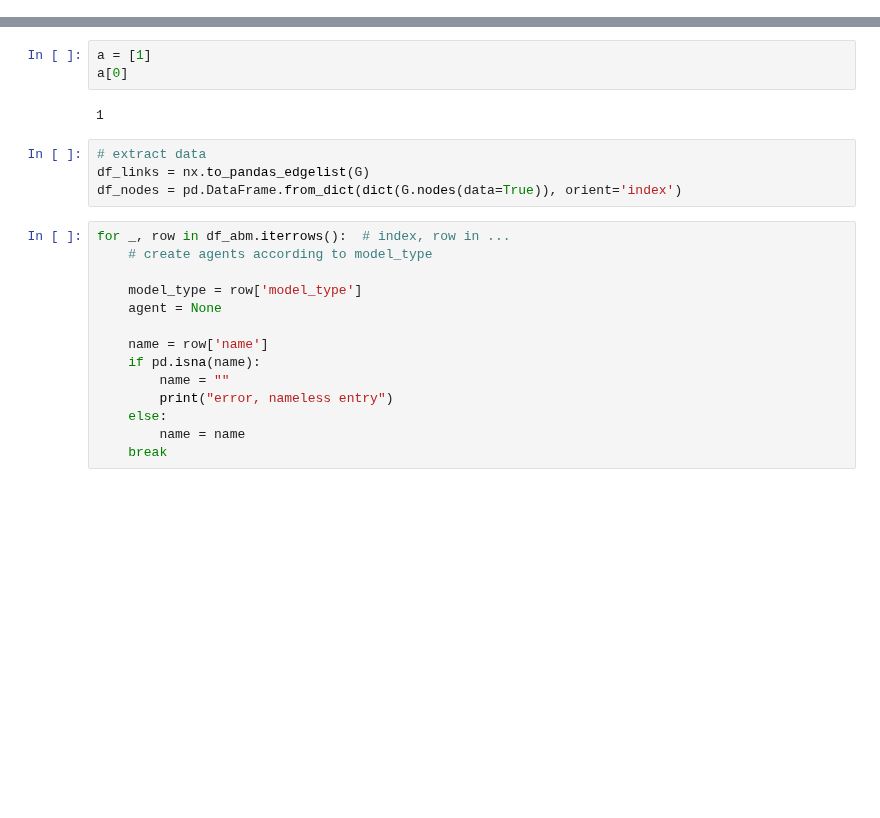
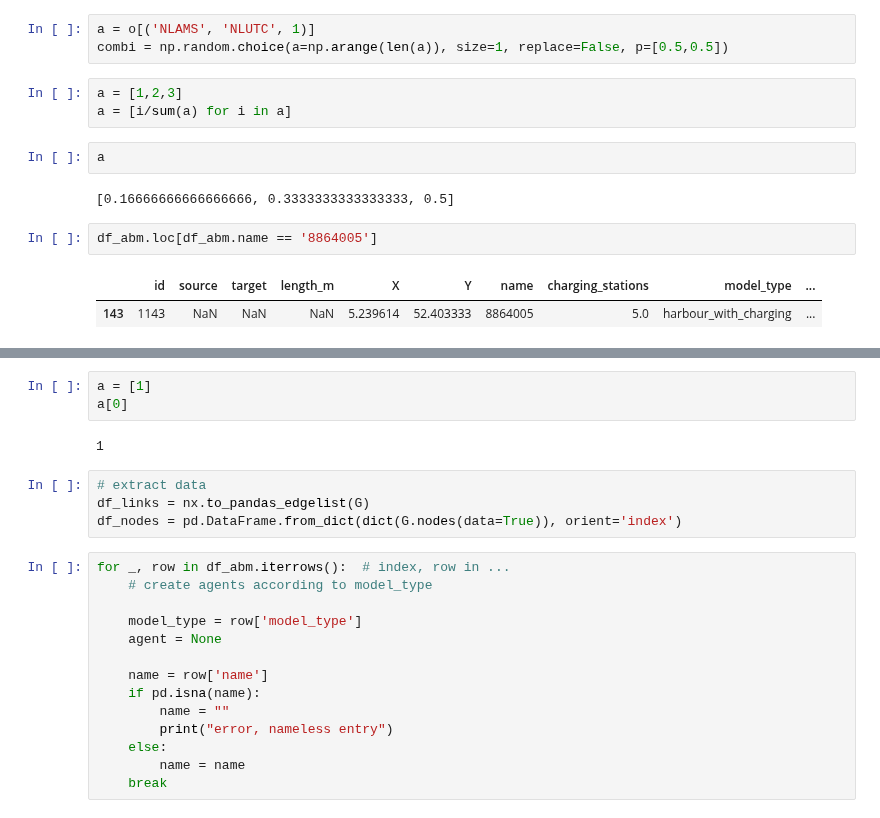
Before and after one commit to fabiandriessen/Thesis, a Jupyter notebook: ABM/own_work/Input_data_test.ipynb, the cells around one changed output, grey strips where cells are left out. Saved outputs shown, nothing was run; the diff lists cells and outputs as text; blank space fills up the shorter version.

```diff
--- a/ABM/own_work/Input_data_test.ipynb
+++ b/ABM/own_work/Input_data_test.ipynb
@@ -19,0 +75,15 @@ schedule = pickle.load(open("data/schedule.p", "rb"))
+# %%
+a = o[('NLAMS', 'NLUTC', 1)]
+combi = np.random.choice(a=np.arange(len(a)), size=1, replace=False, p=[0.5,0.5])
+# %%
+a = [1,2,3]
+a = [i/sum(a) for i in a]
+# %%
+a
+# %% [output]
+[0.16666666666666666, 0.3333333333333333, 0.5]
+# %%
+df_abm.loc[df_abm.name == '8864005']
+# %% [output]
+|  | id | source | target | length_m | X | Y | name | charging_stations | model_type | ... |
+| 143 | 1143 | NaN | NaN | NaN | 5.239614 | 52.403333 | 8864005 | 5.0 | harbour_with_charging | ... |
```
Also changed, not shown: parts of 8 cells of this notebook, 17 other files.
